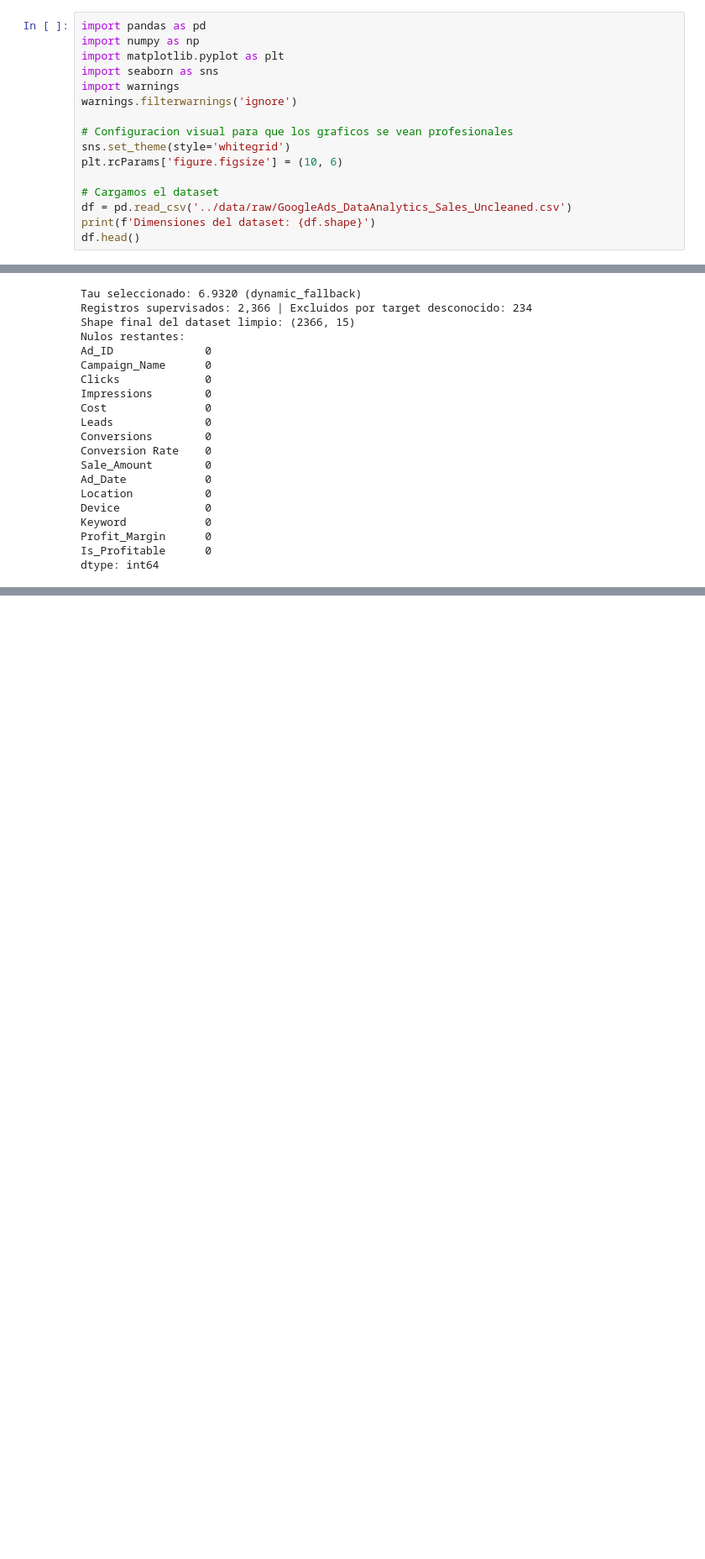
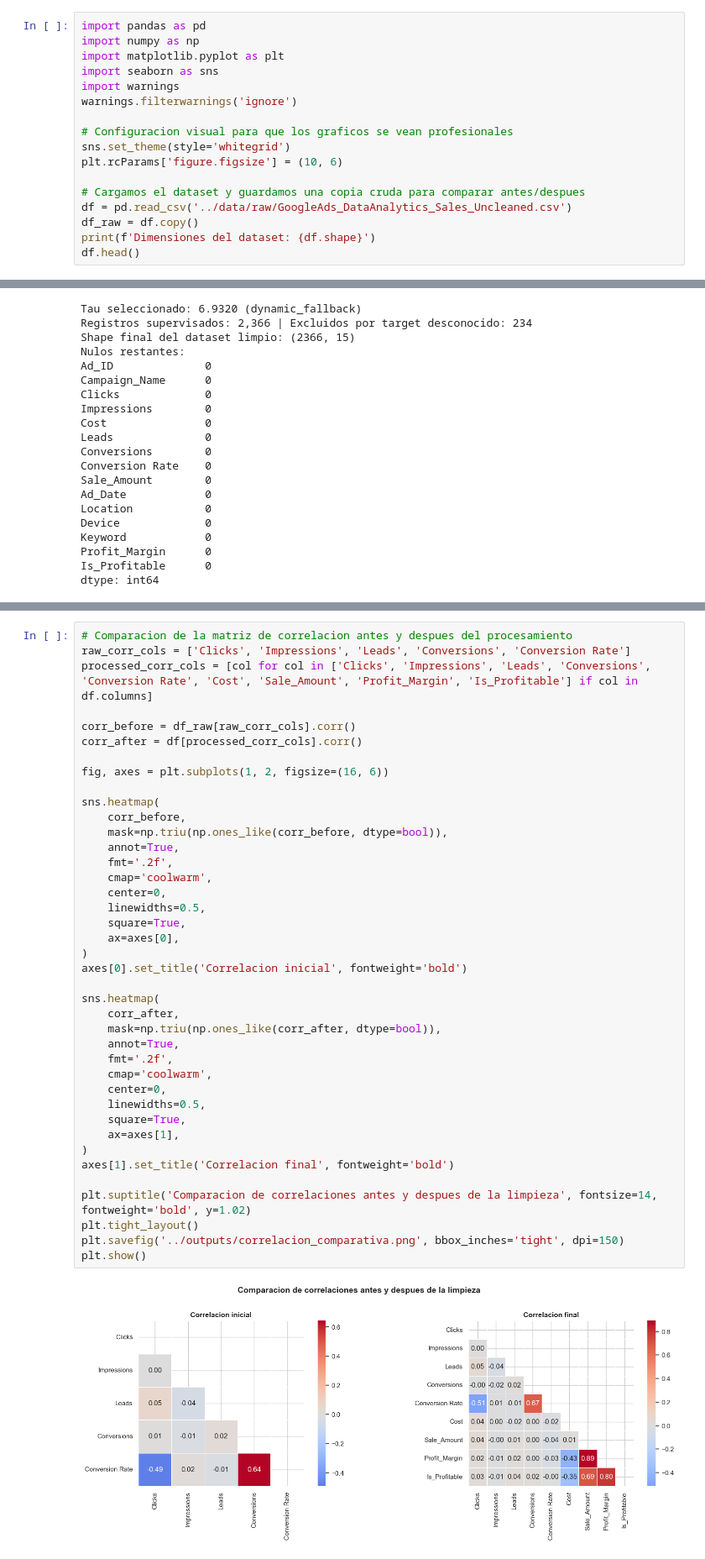
Before and after one commit to carlos31255/EV1_Google_Ads, a Jupyter notebook: notebooks/01_EDA_ML_GoogleAds.ipynb, the cells around one changed output, grey strips where cells are left out. Shown at 84% size. Saved outputs shown, nothing was run; the diff lists cells and outputs as text; blank space fills up the shorter version.

```diff
--- a/notebooks/01_EDA_ML_GoogleAds.ipynb
+++ b/notebooks/01_EDA_ML_GoogleAds.ipynb
@@ -28,8 +28,9 @@ warnings.filterwarnings('ignore')
 sns.set_theme(style='whitegrid')
 plt.rcParams['figure.figsize'] = (10, 6)
 
-# Cargamos el dataset
+# Cargamos el dataset y guardamos una copia cruda para comparar antes/despues
 df = pd.read_csv('../data/raw/GoogleAds_DataAnalytics_Sales_Uncleaned.csv')
+df_raw = df.copy()
 print(f'Dimensiones del dataset: {df.shape}')
 df.head()
 # %% [output]
@@ -296,4 +341,46 @@ plt.savefig('../outputs/outlier_capping.png', dpi=150, bbox_inches='tight')
 plt.show()
 # %% [output]
 [figure]
+# %%
+# Comparacion de la matriz de correlacion antes y despues del procesamiento
+raw_corr_cols = ['Clicks', 'Impressions', 'Leads', 'Conversions', 'Conversion Rate']
+processed_corr_cols = [col for col in ['Clicks', 'Impressions', 'Leads', 'Conversions', 'Conversion Rate', 'Cost', 'Sale_Amount', 'Profit_Margin', 'Is_Profitable'] if col in df.columns]
+
+corr_before = df_raw[raw_corr_cols].corr()
+corr_after = df[processed_corr_cols].corr()
+
+fig, axes = plt.subplots(1, 2, figsize=(16, 6))
+
+sns.heatmap(
+    corr_before,
+    mask=np.triu(np.ones_like(corr_before, dtype=bool)),
+    annot=True,
+    fmt='.2f',
+    cmap='coolwarm',
+    center=0,
+    linewidths=0.5,
+    square=True,
+    ax=axes[0],
+)
+axes[0].set_title('Correlacion inicial', fontweight='bold')
+
+sns.heatmap(
+    corr_after,
+    mask=np.triu(np.ones_like(corr_after, dtype=bool)),
+    annot=True,
+    fmt='.2f',
+    cmap='coolwarm',
+    center=0,
+    linewidths=0.5,
+    square=True,
+    ax=axes[1],
+)
+axes[1].set_title('Correlacion final', fontweight='bold')
+
+plt.suptitle('Comparacion de correlaciones antes y despues de la limpieza', fontsize=14, fontweight='bold', y=1.02)
+plt.tight_layout()
+plt.savefig('../outputs/correlacion_comparativa.png', bbox_inches='tight', dpi=150)
+plt.show()
+# %% [output]
+[figure, added]
 # %% [markdown]
```
Also changed, not shown: parts of 9 cells of this notebook, 4 other files.
